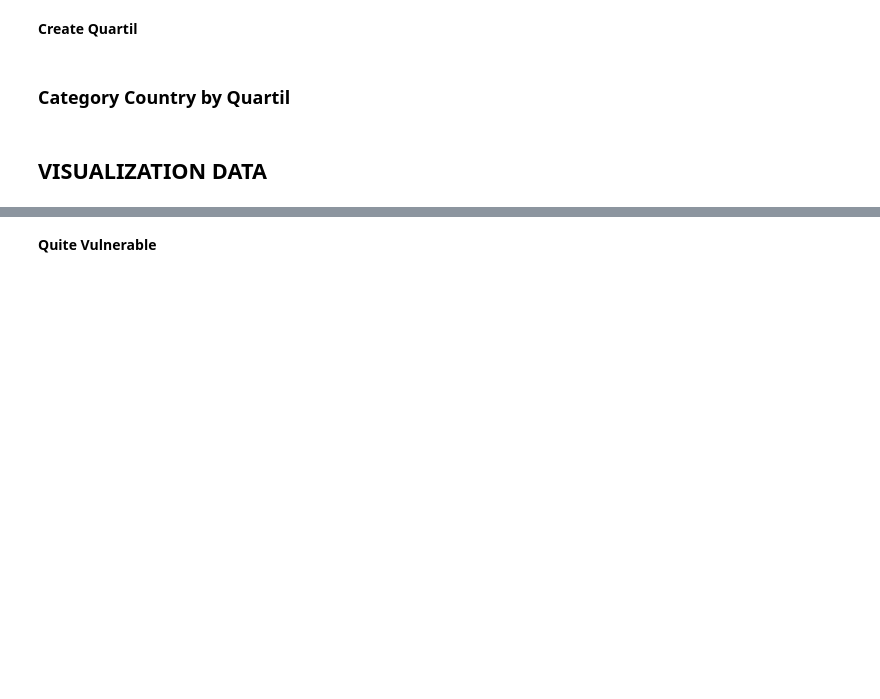
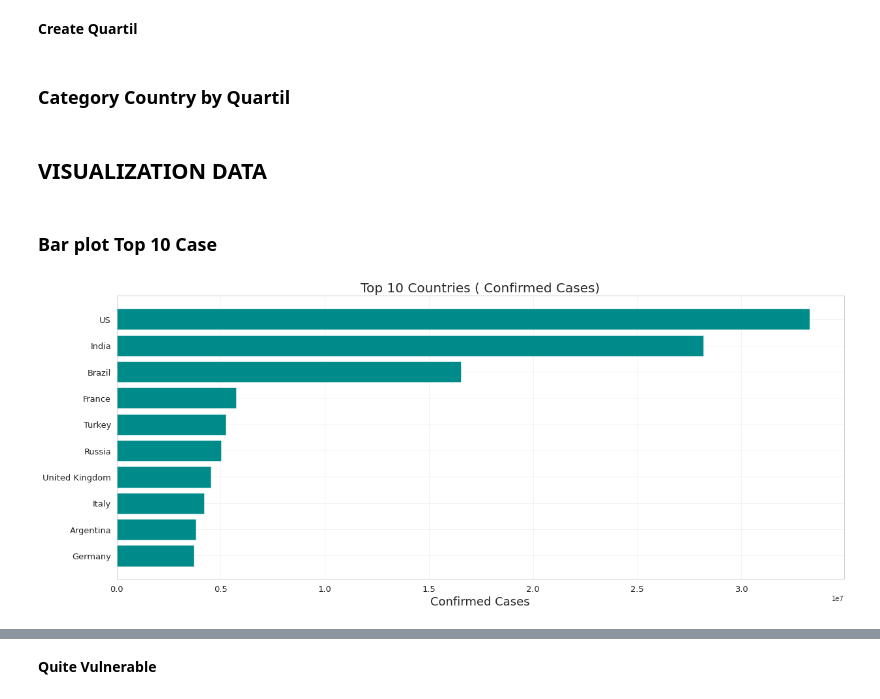
Before and after one commit to agushery/DataVisualization-COVID19, a Jupyter notebook: Data_Visualization_Final.ipynb, the cells around one changed output, grey strips where cells are left out. Saved outputs shown, nothing was run; the diff lists cells and outputs as text; code cells hidden in the pictures; blank space fills up the shorter version.

```diff
--- a/Data_Visualization_Final.ipynb
+++ b/Data_Visualization_Final.ipynb
@@ -226,3 +260,26 @@ rawan = final_data[(((final_data['%Deaths'] > q1_deaths) & (final_data['%Deaths'
 sangatRawan = final_data[(final_data['%Deaths'] > q2_deaths) | (final_data['%Active'] > q2_active)]
 # %% [markdown]
 ## **VISUALIZATION DATA**
+# %% [markdown]
+### **Bar plot Top 10 Case**
+# %%
+df_countries_case = final_data.copy()
+df_countries_case.index = df_countries_case["Country/Region"]
+df_countries_case = df_countries_case.drop(['Country/Region'],axis=1)
+# %%
+def topcase(tipe, warna):
+    plt.axes(axisbelow=True)
+    plt.barh(
+        df_countries_case.sort_values(tipe)[tipe].index[-10:],
+        df_countries_case.sort_values(tipe)[tipe].values[-10:],
+        color=warna)
+    plt.tick_params(size=5,labelsize = 13)
+    plt.xlabel(tipe + " Cases",fontsize=18)
+    plt.title("Top 10 Countries ( " + tipe +" Cases)",fontsize=20)
+
+    plt.grid(alpha=0.3)
+    plt.show()
+# %%
+topcase('Confirmed','darkcyan')
+# %% [output]
+[figure, added]
```
Also changed, not shown: parts of 37 cells of this notebook, 8 other files.
